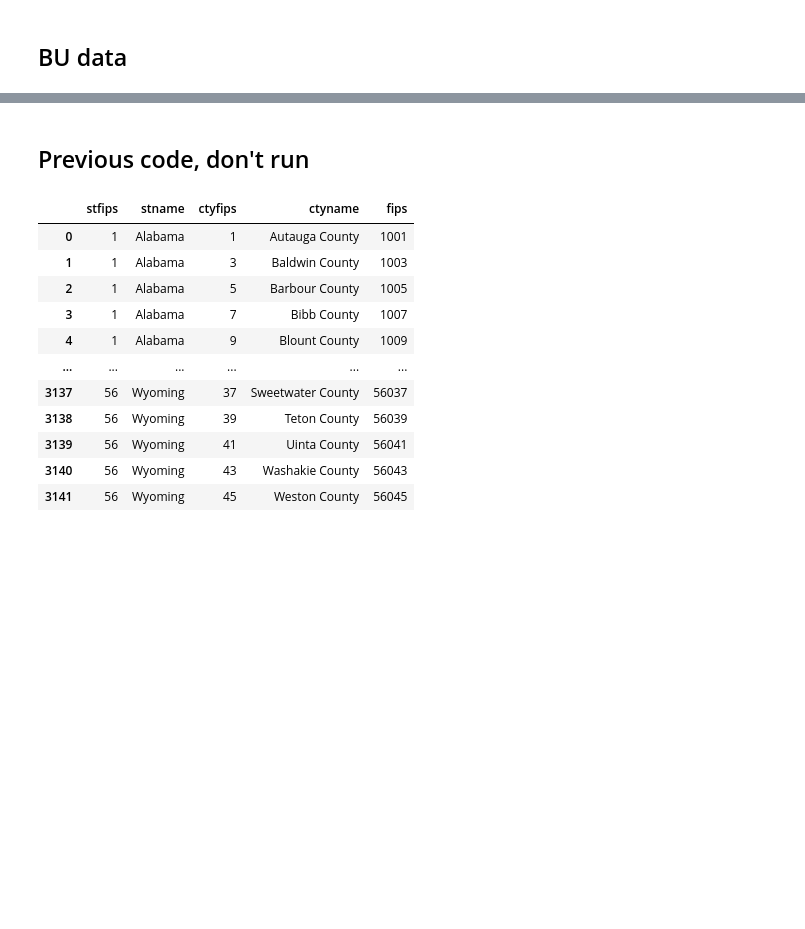
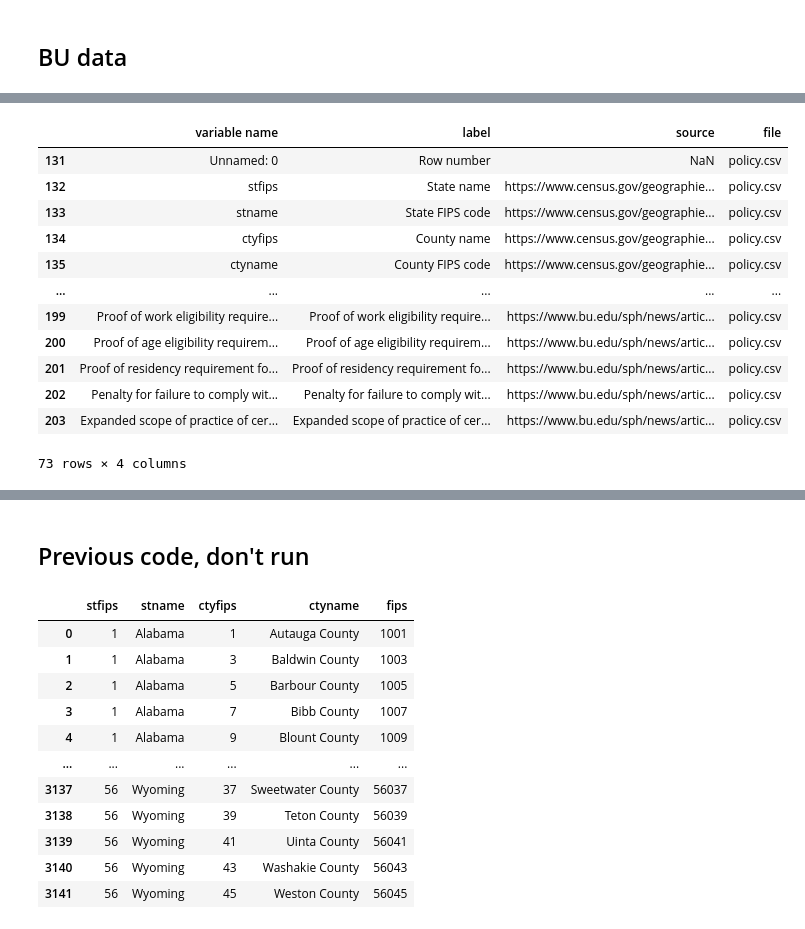
Before and after one commit to hpc-datahub/COVID_DataHub, a Jupyter notebook: Scripts/policy.ipynb, the cells around one changed output, grey strips where cells are left out. Cells and saved outputs as stored; diff of their text form; code cells hidden in the pictures; blank space fills up the shorter version.

```diff
--- a/Scripts/policy.ipynb
+++ b/Scripts/policy.ipynb
@@ -101,0 +102,18 @@ bu
+# %%
+base = pd.read_csv("~/Documents/ra/HPC_datahub/backup/base dictionary_20210605.csv", engine='python')
+base_policy = base.loc[base["file"] == "policy.csv"]
+base_policy
+# %% [output]
+|  | variable name | label | source | file |
+| 131 | Unnamed: 0 | Row number | NaN | policy.csv |
+| 132 | stfips | State name | https://www.census.gov/geographie... | policy.csv |
+| 133 | stname | State FIPS code | https://www.census.gov/geographie... | policy.csv |
+| 134 | ctyfips | County name | https://www.census.gov/geographie... | policy.csv |
+| 135 | ctyname | County FIPS code | https://www.census.gov/geographie... | policy.csv |
+| ... | ... | ... | ... | ... |
+| 199 | Proof of work eligibility require... | Proof of work eligibility require... | https://www.bu.edu/sph/news/artic... | policy.csv |
+| 200 | Proof of age eligibility requirem... | Proof of age eligibility requirem... | https://www.bu.edu/sph/news/artic... | policy.csv |
+| 201 | Proof of residency requirement fo... | Proof of residency requirement fo... | https://www.bu.edu/sph/news/artic... | policy.csv |
+| 202 | Penalty for failure to comply wit... | Penalty for failure to comply wit... | https://www.bu.edu/sph/news/artic... | policy.csv |
+| 203 | Expanded scope of practice of cer... | Expanded scope of practice of cer... | https://www.bu.edu/sph/news/artic... | policy.csv |
+73 rows × 4 columns
```
Also changed, not shown: parts of 8 cells of this notebook, 1 other file.
